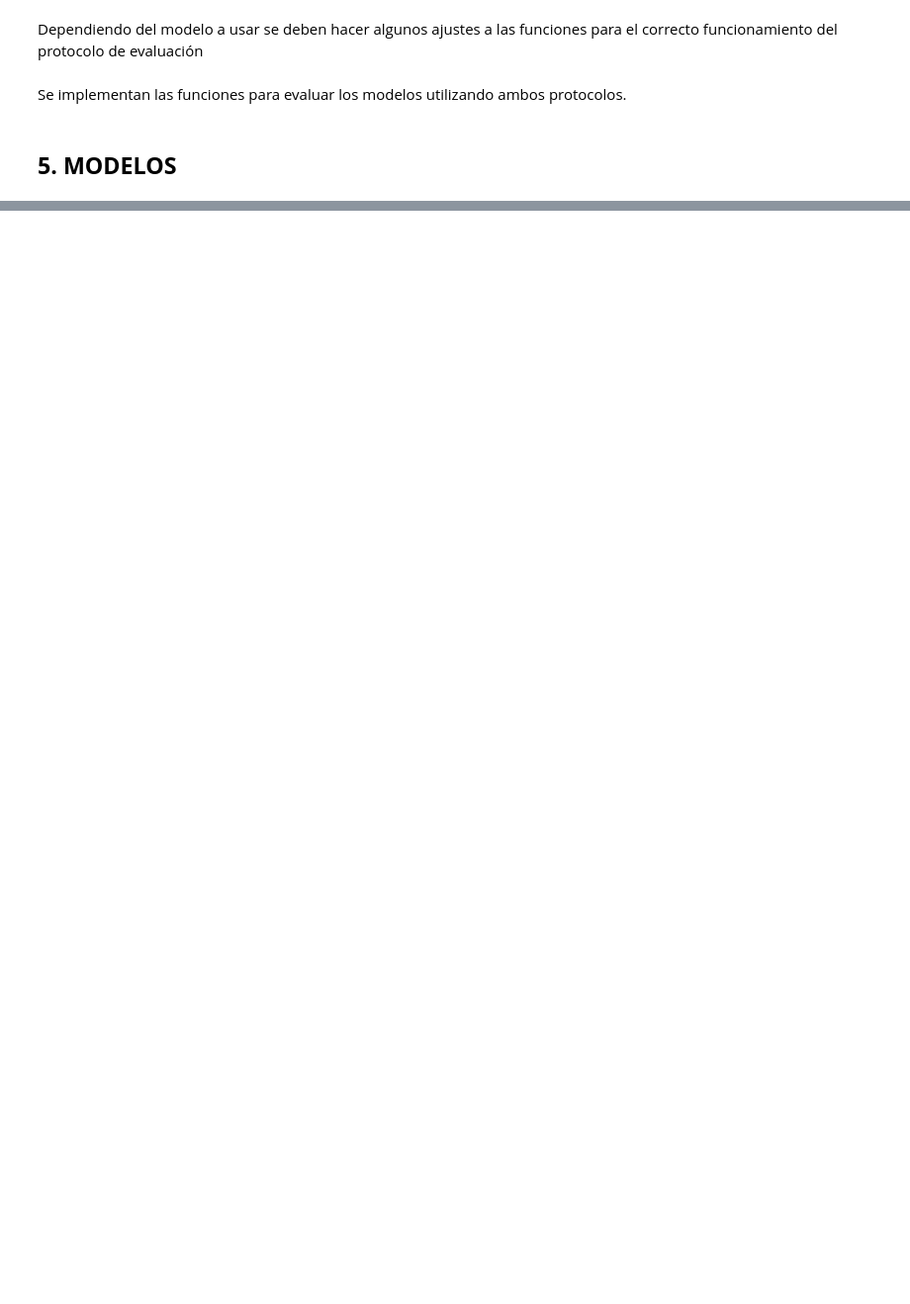
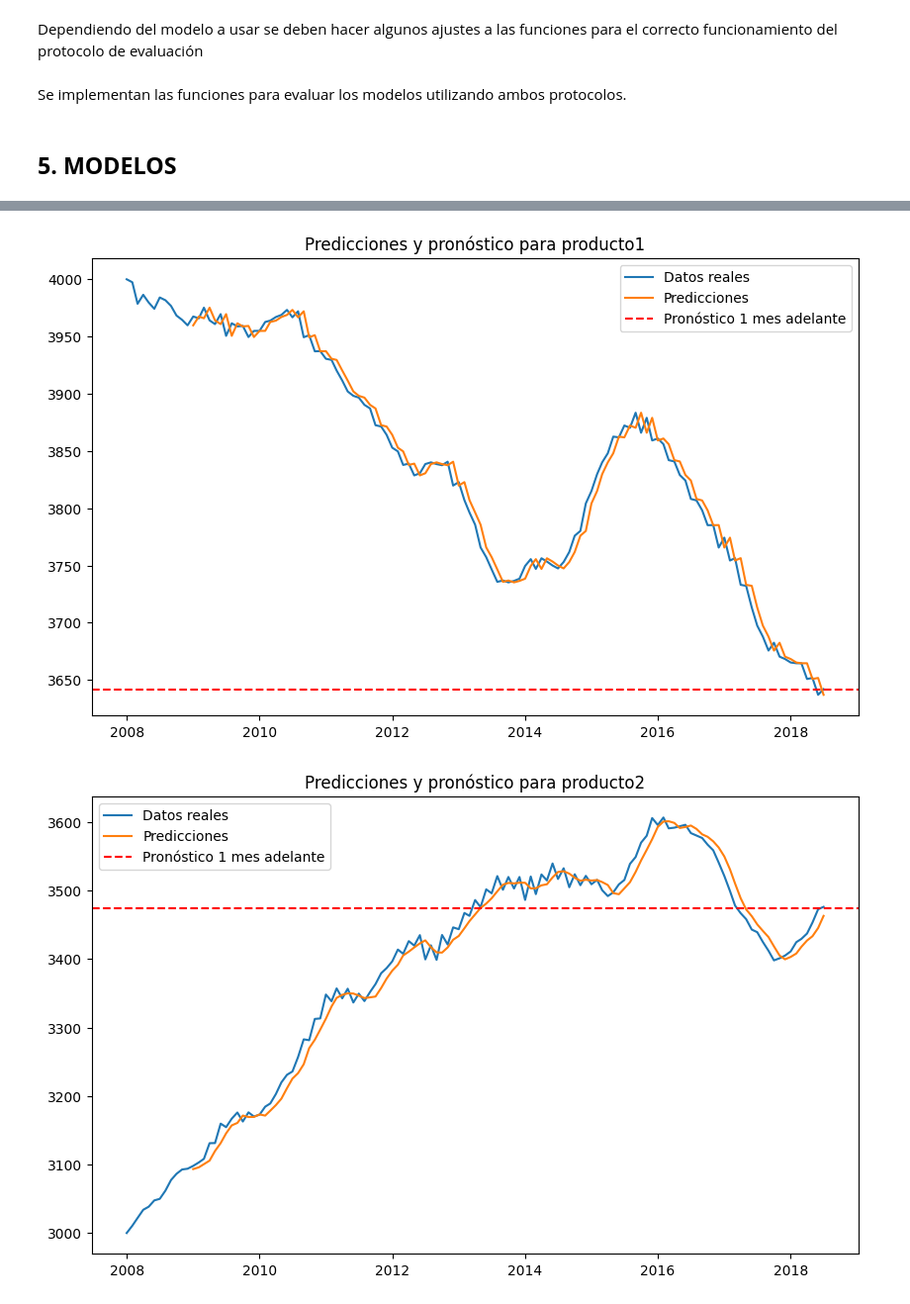
Before and after one commit to alfa7g7/Fundamentos-analitica-II, a Jupyter notebook: UNIDAD I/Clase 4/Daniel-Fabian-Parcial-practico.ipynb, the cells around one changed output, grey strips where cells are left out. Shown at 99% size. Saved outputs shown, nothing was run; the diff lists cells and outputs as text; code cells hidden in the pictures; blank space fills up the shorter version.

```diff
--- a/UNIDAD I/Clase 4/Daniel-Fabian-Parcial-practico.ipynb
+++ b/UNIDAD I/Clase 4/Daniel-Fabian-Parcial-practico.ipynb
@@ -465,0 +539,40 @@ Implementaremos funciones para:
+# %%
+# Pronosticar un mes hacia adelante con el mejor modelo
+def forecast_one_step_ahead(data, series_name, best_model):
+    window = best_model['Window']
+    series = data[series_name]
+    model = moving_average_model(series, window)
+
+    # Pronosticar el siguiente mes (último valor de la serie con promedio móvil)
+    forecast = model.iloc[-1]  # Último valor del promedio móvil
+
+    return forecast
+
+# Pronóstico de un mes hacia adelante para producto1 y producto2
+forecast_producto1 = forecast_one_step_ahead(data, 'producto1', best_model_producto1)
+forecast_producto2 = forecast_one_step_ahead(data, 'producto2', best_model_producto2)
+
+
+# Graficar las predicciones y pronósticos
+def plot_predictions_and_forecast(series_name, predictions, forecast):
+    plt.figure(figsize=(10, 6))
+    series = data[series_name]
+    plt.plot(series.index, series, label='Datos reales')
+    plt.plot(series.index[len(series)-len(predictions):], predictions, label='Predicciones')
+    plt.axhline(y=forecast, color='r', linestyle='--', label='Pronóstico 1 mes adelante')
+    plt.title(f"Predicciones y pronóstico para {series_name}")
+    plt.legend()
+    plt.show()
+
+# Obtener las predicciones con el mejor modelo
+_, predictions_producto1 = evaluate_moving_average(data, 'producto1', best_model_producto1['Window'], best_model_producto1['Protocol'])
+_, predictions_producto2 = evaluate_moving_average(data, 'producto2', best_model_producto2['Window'], best_model_producto2['Protocol'])
+
+# Graficar los resultados para producto1
+plot_predictions_and_forecast('producto1', predictions_producto1, forecast_producto1)
+
+# Graficar los resultados para producto2
+plot_predictions_and_forecast('producto2', predictions_producto2, forecast_producto2)
+# %% [output]
+[figure, added]
+[figure, added]
```
Also changed, not shown: parts of 6 cells of this notebook.
